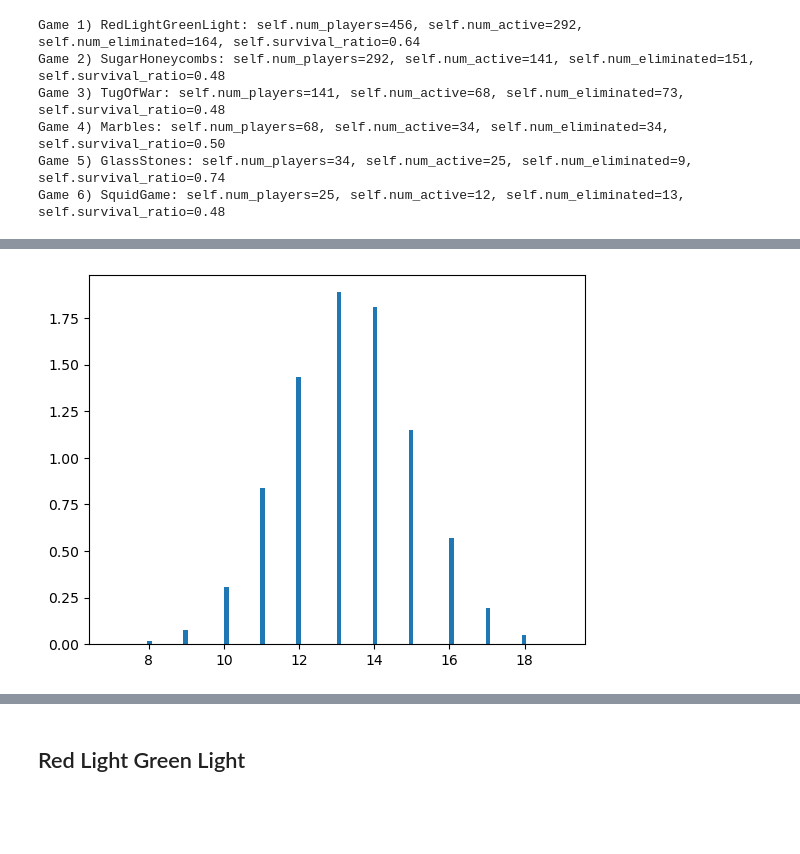
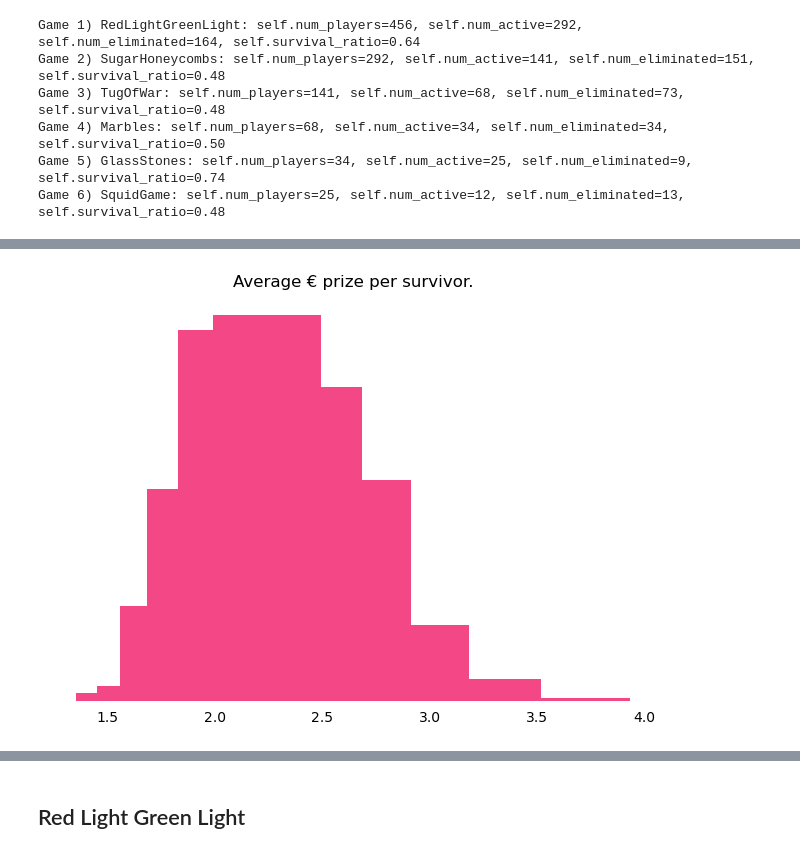
Before and after one commit to DylanZammit/SquidGameSimulator, a Jupyter notebook: src/analysis.ipynb, the cells around one changed output, grey strips where cells are left out. Drawn from its saved outputs; the diff is of its cells as text; code cells hidden in the pictures; blank space fills up the shorter version.

```diff
--- a/src/analysis.ipynb
+++ b/src/analysis.ipynb
@@ -53,5 +42,15 @@ plt.show()
-# %%
-plt.hist([game_show.num_active for game_show in game_shows], bins=100, density=True)
-plt.show()
-# %% [output]
-[figure, removed]
+# %%
+ct = Counter([game_show.prize_per_player / 1_000_000 for game_show in game_shows])
+
+fig, ax = plt.subplots(tight_layout=True)
+
+ax.bar(ct.keys(), ct.values(), color=pink, width=0.5)
+ax.set_title('Average € prize per survivor.')
+ax.xaxis.set_ticks_position('none')
+ax.axes.get_yaxis().set_visible(False)
+
+plt.box(False)
+plt.savefig('avg_prize.png')
+plt.show()
+# %% [output]
+[figure, added]
```
Also changed, not shown: parts of 4 cells of this notebook, 4 other files.
